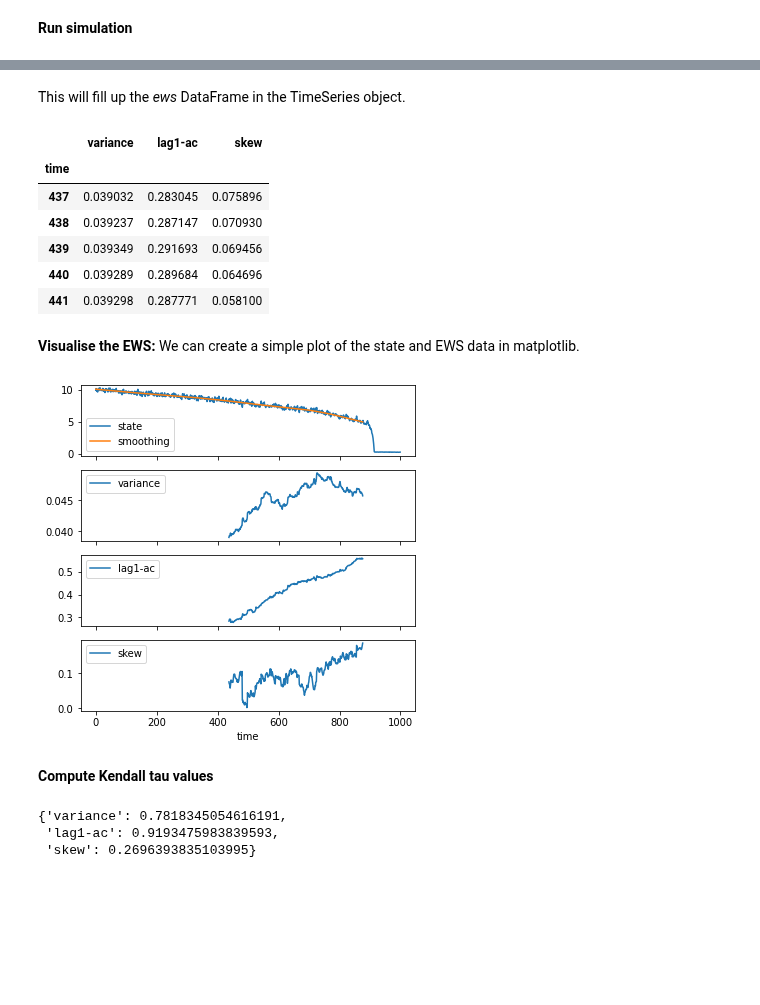
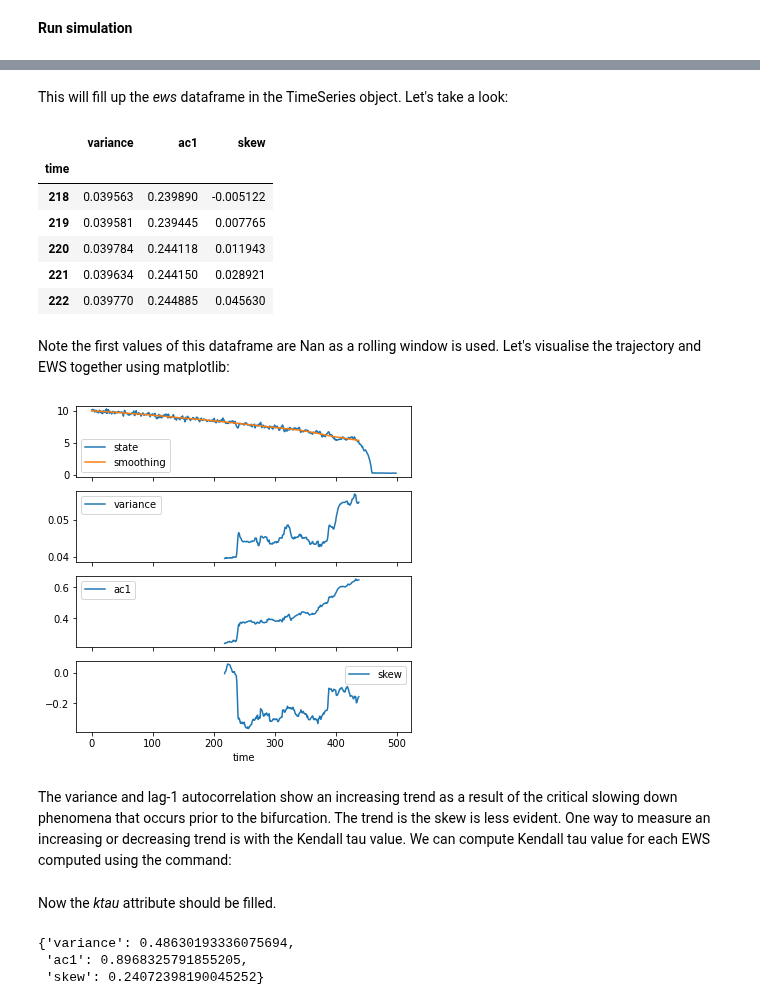
Before and after one commit to ThomasMBury/ewstools, a Jupyter notebook: tutorials/tutorial_1.ipynb, the cells around one changed output, grey strips where cells are left out. Saved outputs shown, nothing was run; the diff lists cells and outputs as text; code cells hidden in the pictures; blank space fills up the shorter version.

Commit message:
create tutorial for ewstools

```diff
--- a/tutorials/tutorial_1.ipynb
+++ b/tutorials/tutorial_1.ipynb
@@ -30,3 +36,8 @@ seed = 0 # random number generation seed (set for reproducibility)
+# %%
+tmax = 500 # number of iterations
+tburn = 100 # burn-in period to remove transients
+seed = 1 # random number generation seed (set for reproducibility)
+np.random.seed(seed)
 # %% [markdown]
 **Define model**
 
@@ -52,32 +63,32 @@ x0 = 0.8 # initial condition
 **Initialisation**
 # %%
 # Initialise arrays for time and state values
-t = np.arange(t0,tmax,dt)
+t = np.arange(0,tmax)
 x = np.zeros(len(t))
 
 # Bifurcation parameter values (increasing linearly in time)
-b = pd.Series(np.linspace(bl,bh,len(t)),index=t) # bifurcation parameter values over time (linear increase)
+b = pd.Series(np.linspace(bl,bh,len(t)),index=t)
 
-# Compute time at which bifurcation is crossed
-tcrit = b[b > bcrit].index[1]
+# Get time at which bifurcation is crossed
+tbif = b[b > bcrit].index[1]
 
-# Array of noise values (normal random variables with variance sigma^2 dt)
-dW_burn = np.random.normal(loc=0, scale=sigma*np.sqrt(dt), size = int(tburn/dt)) # burn-in period
-dW = np.random.normal(loc=0, scale=sigma*np.sqrt(dt), size = len(t)) # monitored period
+# Array of noise values (normal random variables with variance sigma^2)
+dW_burn = np.random.normal(loc=0, scale=sigma, size = int(tburn)) # burn-in period
+dW = np.random.normal(loc=0, scale=sigma, size = len(t)) # monitored period
 # %% [markdown]
 **Run simulation**
 # %%
 # Run burn-in period starting from intiial condition x0
-for i in range(int(tburn/dt)):
+for i in range(int(tburn)):
     x0 = de_fun(x0,r,k,bl,h,dW_burn[i])
 
 # State value post burn-in period. Set as starting value.
 x[0]=x0
 
-# Run simulation using recursion
+# Iterate the map
 for i in range(len(t)-1):
     x[i+1] = de_fun(x[i],r,k,b.iloc[i], h,dW[i])
-    # Make sure that state variable stays >= 0
+    # Reset the state variable to zero if it goes negative
     if x[i+1] < 0:
         x[i+1] = 0
 
@@ -107,2 +108,2 @@ series.plot();
 # %%
-ts = ewstools.TimeSeries(data=series, transition=tcrit)
+ts = ewstools.TimeSeries(data=series, transition=tbif)
@@ -148,25 +176,25 @@ ts.compute_skew(rolling_window=0.5)
 # %% [markdown]
-This will fill up the *ews* DataFrame in the TimeSeries object.
+This will fill up the *ews* dataframe in the TimeSeries object. Let's take a look:
 # %%
 ts.ews.dropna().head()
 # %% [output]
-|  | variance | lag1-ac | skew |
+|  | variance | ac1 | skew |
 | time |  |  |  |
-| 437 | 0.039032 | 0.283045 | 0.075896 |
-| 438 | 0.039237 | 0.287147 | 0.070930 |
-| 439 | 0.039349 | 0.291693 | 0.069456 |
-| 440 | 0.039289 | 0.289684 | 0.064696 |
-| 441 | 0.039298 | 0.287771 | 0.058100 |
+| 218 | 0.039563 | 0.239890 | -0.005122 |
+| 219 | 0.039581 | 0.239445 | 0.007765 |
+| 220 | 0.039784 | 0.244118 | 0.011943 |
+| 221 | 0.039634 | 0.244150 | 0.028921 |
+| 222 | 0.039770 | 0.244885 | 0.045630 |
-# %% [markdown]
-**Visualise the EWS:** We can create a simple plot of the state and EWS data in matplotlib.
+# %% [markdown]
+Note the first values of this dataframe are Nan as a rolling window is used. Let's visualise the trajectory and EWS together using matplotlib:
 # %%
 fig1, axes = plt.subplots(nrows=4, ncols=1, figsize=(6,6), sharex=True)
 ts.state[['state','smoothing']].plot(ax=axes[0])
 ts.ews['variance'].plot(ax=axes[1],legend=True)
-ts.ews['lag1-ac'].plot(ax=axes[2],legend=True);
+ts.ews['ac1'].plot(ax=axes[2],legend=True);
 ts.ews['skew'].plot(ax=axes[3],legend=True);
 # %% [output]
-[figure, old version]
+[figure, new version]
-# %% [markdown]
-**Compute Kendall tau values**
+# %% [markdown]
+The variance and lag-1 autocorrelation show an increasing trend as a result of the critical slowing down phenomena that occurs prior to the bifurcation. The trend is the skew is less evident. One way to measure an increasing or decreasing trend is with the Kendall tau value. We can compute Kendall tau value for each EWS computed using the command:
 # %%
@@ -174,6 +202,8 @@ ts.compute_ktau(tmin=400, tmax=600)
+# %% [markdown]
+Now the *ktau* attribute should be filled.
 # %%
 ts.ktau
 # %% [output]
-{'variance': 0.7818345054616191,
- 'lag1-ac': 0.9193475983839593,
- 'skew': 0.2696393835103995}
+{'variance': 0.48630193336075694,
+ 'ac1': 0.8968325791855205,
+ 'skew': 0.24072398190045252}
```
Also changed, not shown: parts of 55 cells of this notebook, 2 other files.
